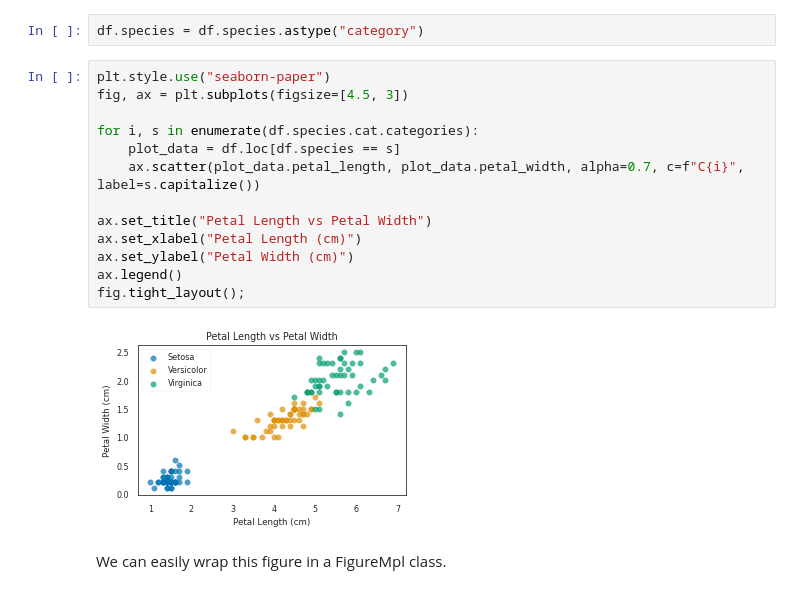
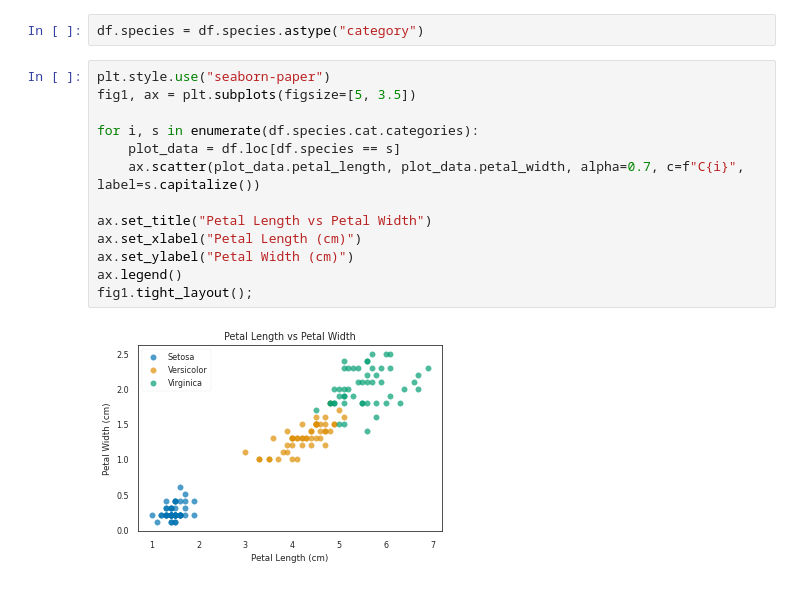
Before and after one commit to domvwt/esparto, a Jupyter notebook: docs/examples/iris-report.ipynb, the cells around one changed output. Drawn from its saved outputs; the diff is of its cells as text.

```diff
--- a/docs/examples/iris-report.ipynb
+++ b/docs/examples/iris-report.ipynb
@@ -203,18 +157,16 @@ sns.set_style("white")
 df.species = df.species.astype("category")
 # %%
 plt.style.use("seaborn-paper")
-fig, ax = plt.subplots(figsize=[4.5, 3])
+fig1, ax = plt.subplots(figsize=[5, 3.5])
 
 for i, s in enumerate(df.species.cat.categories):
     plot_data = df.loc[df.species == s]
     ax.scatter(plot_data.petal_length, plot_data.petal_width, alpha=0.7, c=f"C{i}", label=s.capitalize())
 
 ax.set_title("Petal Length vs Petal Width")
 ax.set_xlabel("Petal Length (cm)")
 ax.set_ylabel("Petal Width (cm)")
 ax.legend()
-fig.tight_layout();
+fig1.tight_layout();
 # %% [output]
-[figure, old version]
+[figure, new version]
-# %% [markdown]
-We can easily wrap this figure in a FigureMpl class.
```
Also changed, not shown: parts of 59 cells of this notebook, 19 other files.
